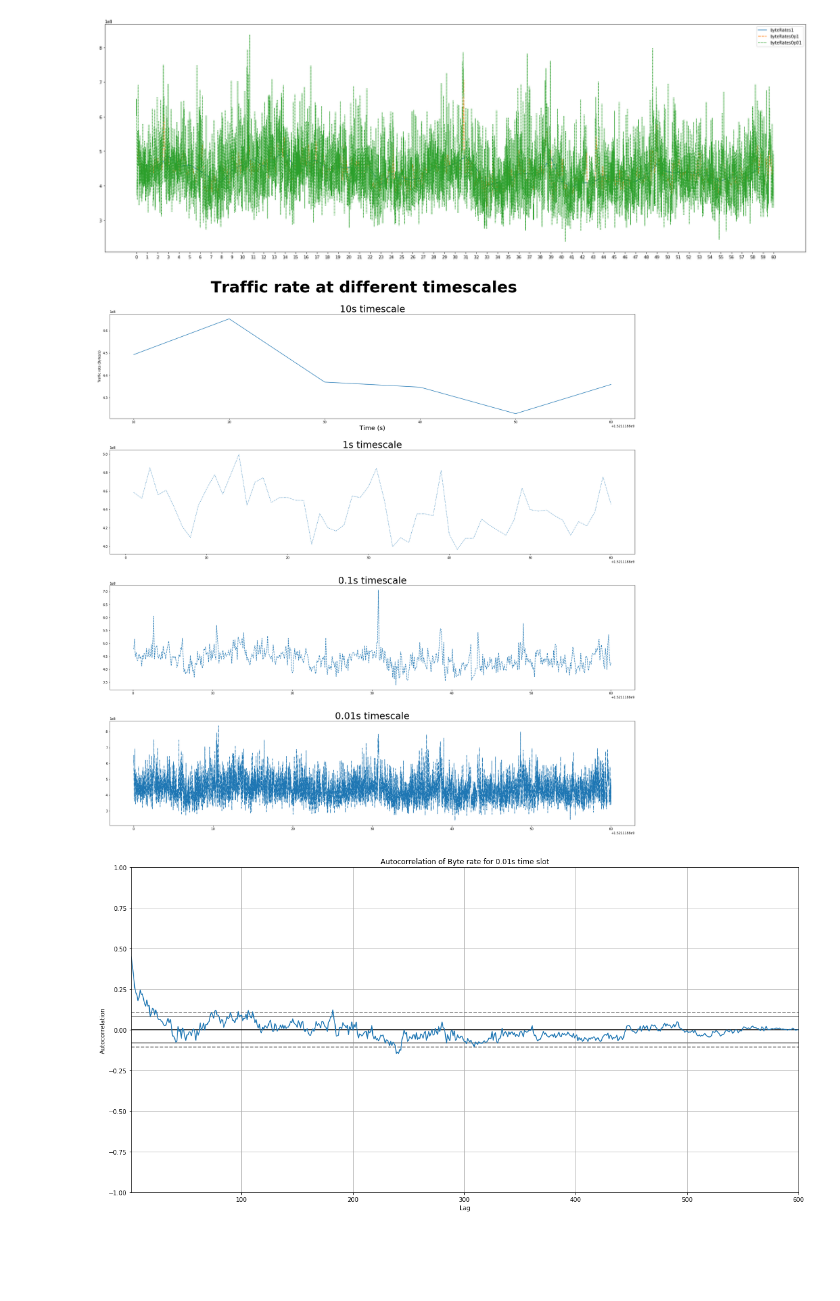
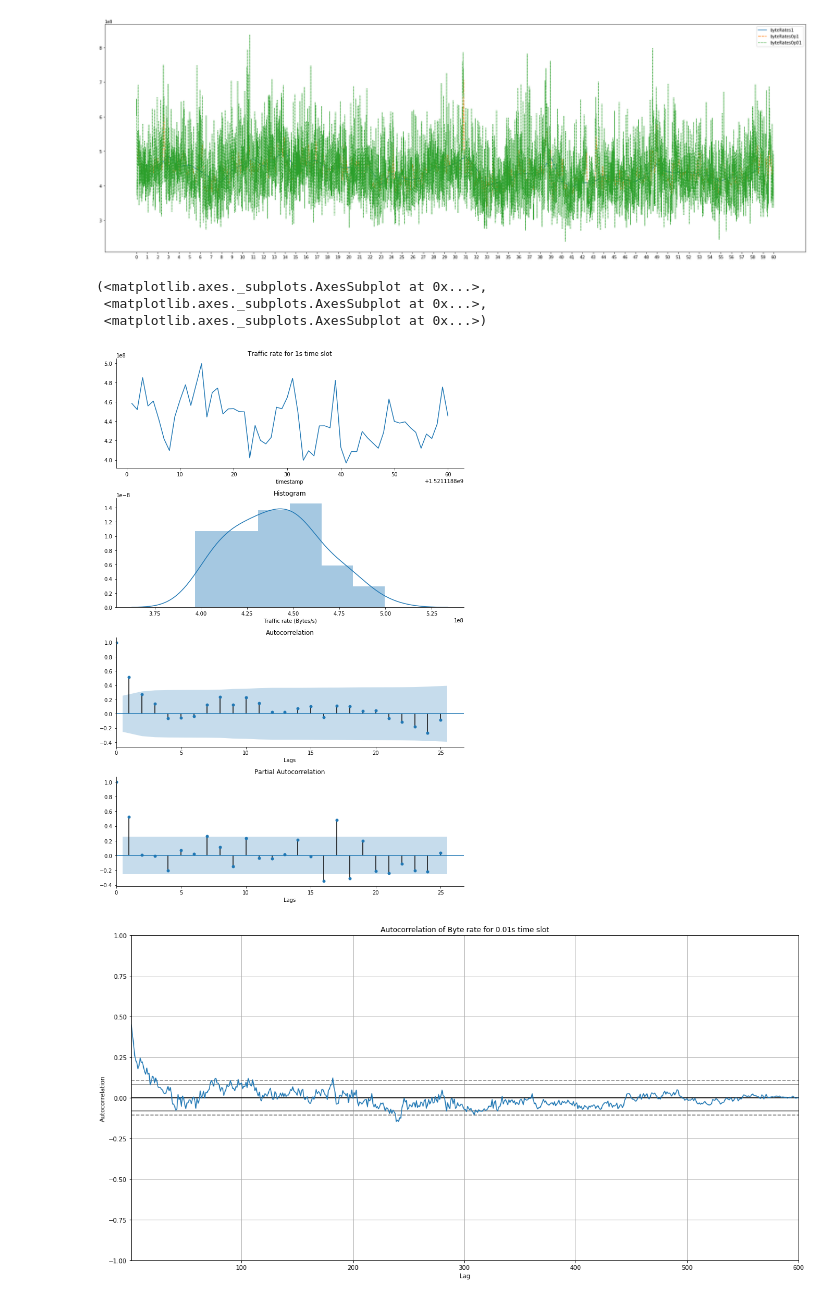
Before and after one commit to zijun726911/Traffic-Simulation, a Jupyter notebook: script/main.ipynb, the cells around one changed output. Saved outputs shown, nothing was run; the diff lists cells and outputs as text; code cells hidden in the pictures; blank space fills up the shorter version.

```diff
--- a/script/main.ipynb
+++ b/script/main.ipynb
@@ -89,49 +90,11 @@ gc.collect()
 # %% [output]
 76
 [figure]
-# %%
-def plot_diff_timescales(scale10:Series,
-                         scale1:Series,
-                         scale0p1:Series,
-                         scale0p01:Series,
-                         ):
-
-    figure = plt.figure(1)
-    figure.set_size_inches(30,30)
-    plt.subplots_adjust(hspace=0.3)
-    # ax1.set(xlim=[0.1,1.2],ylim=[1.4,6],title='NO.1-subplot',ylabel='y1-axis',xlabel='x1-axis')  #设置子图的属性，包括xy轴的范围和标题
-    # ax2.set(xlim=[0.5,1.5],ylim=[100,300],title='NO.2-subplot',ylabel='y2-axis',xlabel='x2-axis')
-    # axes1.set(title='Traffic rate at different timescales\n10s timescale')
-
-    plt.suptitle("Traffic rate at different timescales",y=0.93,fontsize=50,weight='bold')
-    axes1=plt.subplot(411) # type: Axes
-    axes1.set_title("10s timescale",fontsize=30)
-    axes1.set_xlabel("Time (s)", fontsize=20)
-    axes1.set_ylabel("Traffic rate (Bytes/s)",fontsize=20)
-    axes1.plot(scale10.index,scale10,linestyle='solid')
-
-
-    axes2=plt.subplot(412) # type: Axes
-    axes2.plot(scale1.index,scale1,linestyle='dotted')
-    plt.title('1s timescale',fontsize=30)
-
-    axes3=plt.subplot(413) # type: Axes
-    axes3.plot(scale0p1.index,scale0p1,linestyle='dashed')
-    plt.title('0.1s timescale',fontsize=30)
-
-    axes4=plt.subplot(414) # type: Axes
-    axes4.plot(scale0p01.index,scale0p01,linestyle='dashdot')
-    plt.title('0.01s timescale',fontsize=30)
-
-    figure.savefig("../graph/byterate_for_0_001s_time_slot")
-
-
-
-
-plot_diff_timescales(data10["byterate"],
-                     data1["byterate"],
-                     data01["byterate"],
-                     data001["byterate"],
-                    )
-# %% [output]
-[figure, removed]
+# %%
+reload(testAndVerification)
+tsplot(data1["byterate"], lags=25,title="Traffic rate for 1s time slot")
+# %% [output]
+(<matplotlib.axes._subplots.AxesSubplot at 0x...>,
+ <matplotlib.axes._subplots.AxesSubplot at 0x...>,
+ <matplotlib.axes._subplots.AxesSubplot at 0x...>)
+[figure, added]
```
Also changed, not shown: parts of 5 cells of this notebook, 5 other files.
